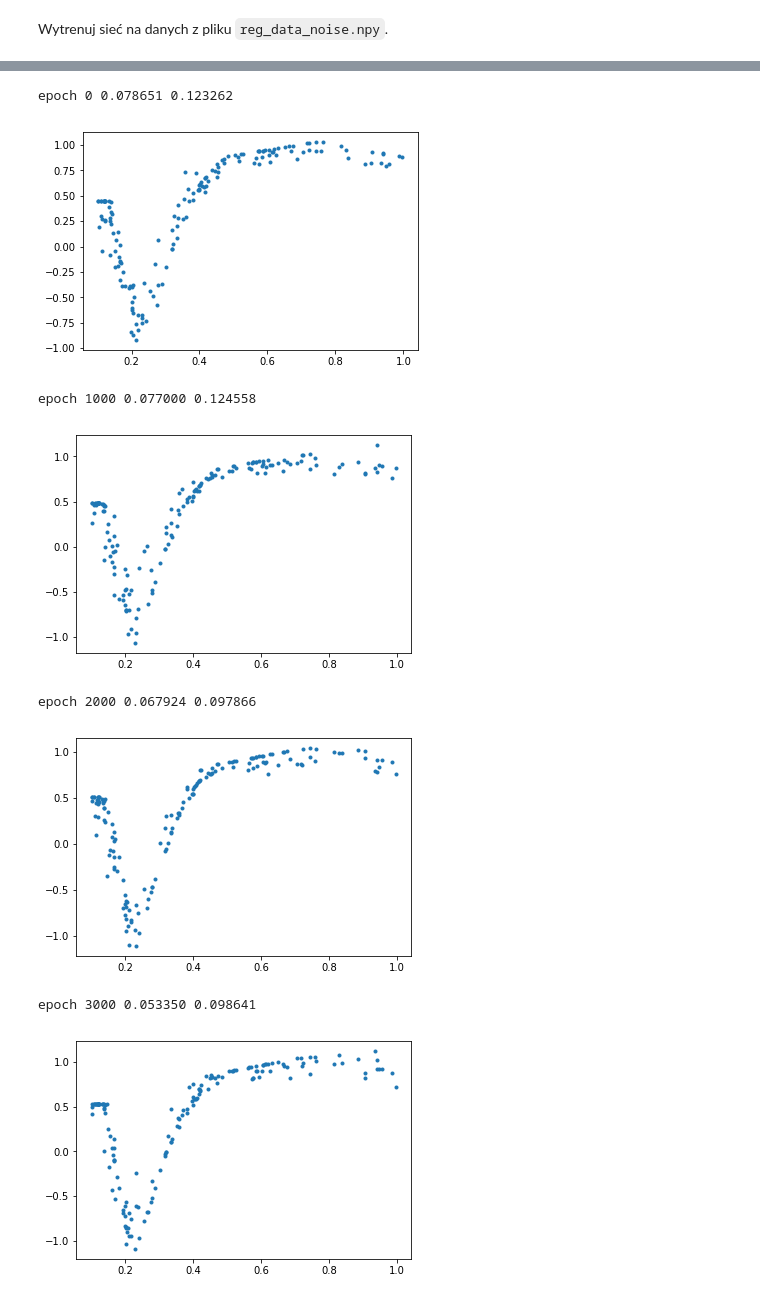
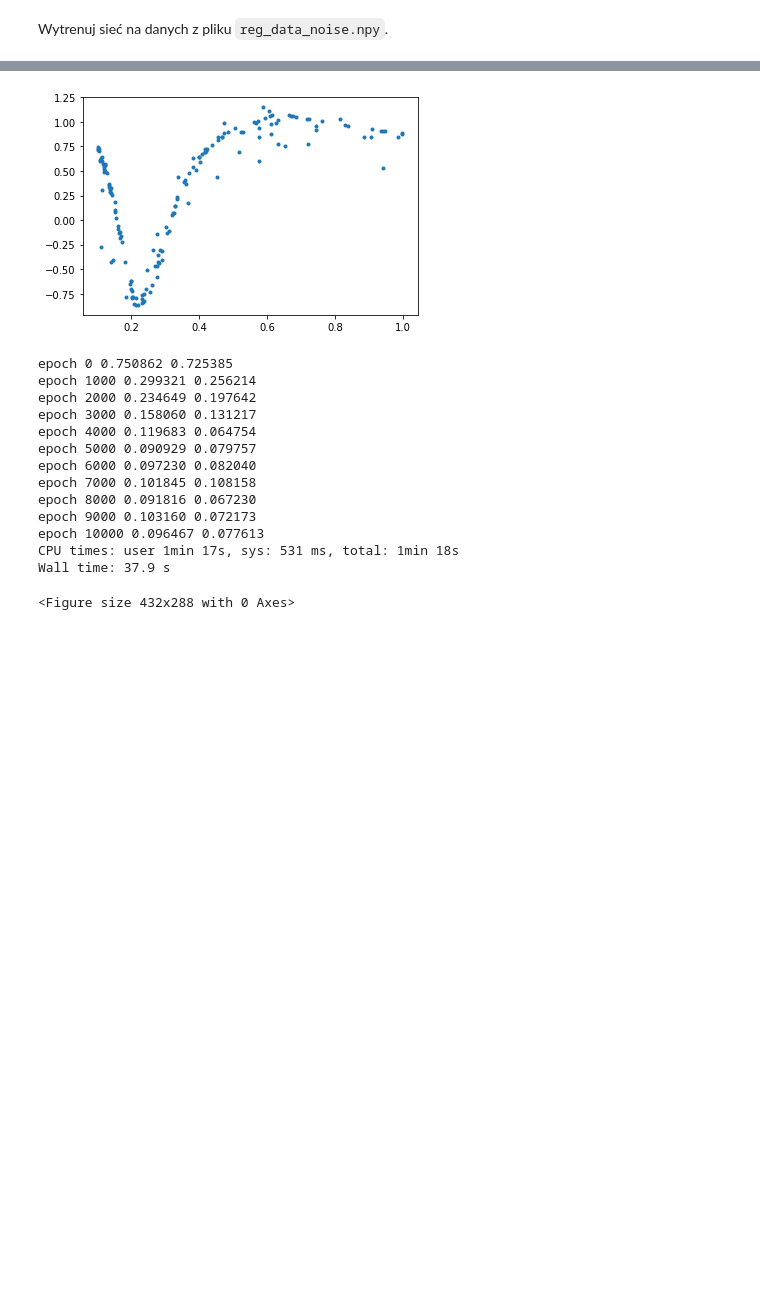
Before and after one commit to gurujasko11/FAIS-deep-learning, a Jupyter notebook: Diana/neural_network.ipynb, the cells around one changed output, grey strips where cells are left out. Saved outputs shown, nothing was run; the diff lists cells and outputs as text; code cells hidden in the pictures; blank space fills up the shorter version.

```diff
--- a/Diana/neural_network.ipynb
+++ b/Diana/neural_network.ipynb
@@ -57,40 +55,54 @@ optimizer = torch.optim.SGD(model.parameters(),lr =0.01)
 loss_func = torch.nn.MSELoss()
 # %%
 %%time
+from IPython import display
+import time
 err_train=[]
 err_valid=[]
-for epoch in range(10000):
+outputlines = []
+for epoch in range(10001):
     for datum in train_loader:
         optimizer.zero_grad()
         (features,target) = datum
         pred = model(features)
         loss = loss_func(pred, target)
         loss.backward()
         optimizer.step()
 
     with torch.no_grad():
         vpred  = model(valid_set[:][0])
         vloss  = loss_func(vpred,valid_set[:][1])
         err_valid.append(vloss)
         pred  = model(train_set[:][0])
         loss  = loss_func(pred,train_set[:][1])
         err_train.append(loss)
     if epoch%1000 == 0:
-        print("epoch %d %f %f " % (epoch, loss, vloss))
-#         print(pred[:])
-#         print(train_set[:][0])
         pltX = [float(x) for [x] in train_set[:][0]]
         pltY = [float(x) for [x] in pred[:]]
-#         print(pltX)
-#         print(pltY)
         plt.plot(pltX, pltY,'.')
-        plt.show()
+        display.clear_output(wait=True)
+        display.display(plt.gcf())
+        plt.clf()
+        if epoch%1000 == 0:
+            outputlines.append("epoch %d %f %f " % (epoch, loss, vloss))
+            for line in outputlines:
+                print(line)
+# for line in outputlines:
+#     print(line)
+# time.sleep(1.0)
 # %% [output]
+[figure, new version]
-epoch 0 0.078651 0.123262
+epoch 0 0.750862 0.725385
+epoch 1000 0.299321 0.256214
+epoch 2000 0.234649 0.197642
+epoch 3000 0.158060 0.131217
+epoch 4000 0.119683 0.064754
+epoch 5000 0.090929 0.079757
+epoch 6000 0.097230 0.082040
+epoch 7000 0.101845 0.108158
+epoch 8000 0.091816 0.067230
+epoch 9000 0.103160 0.072173
+epoch 10000 0.096467 0.077613
+CPU times: user 1min 17s, sys: 531 ms, total: 1min 18s
+Wall time: 37.9 s
-[figure, old version]
-epoch 1000 0.077000 0.124558
+<Figure size 432x288 with 0 Axes>
-[figure, removed]
-epoch 2000 0.067924 0.097866
-[figure, removed]
-epoch 3000 0.053350 0.098641
-[figure, removed]
```
Also changed, not shown: parts of 8 cells of this notebook, 1 other file.
